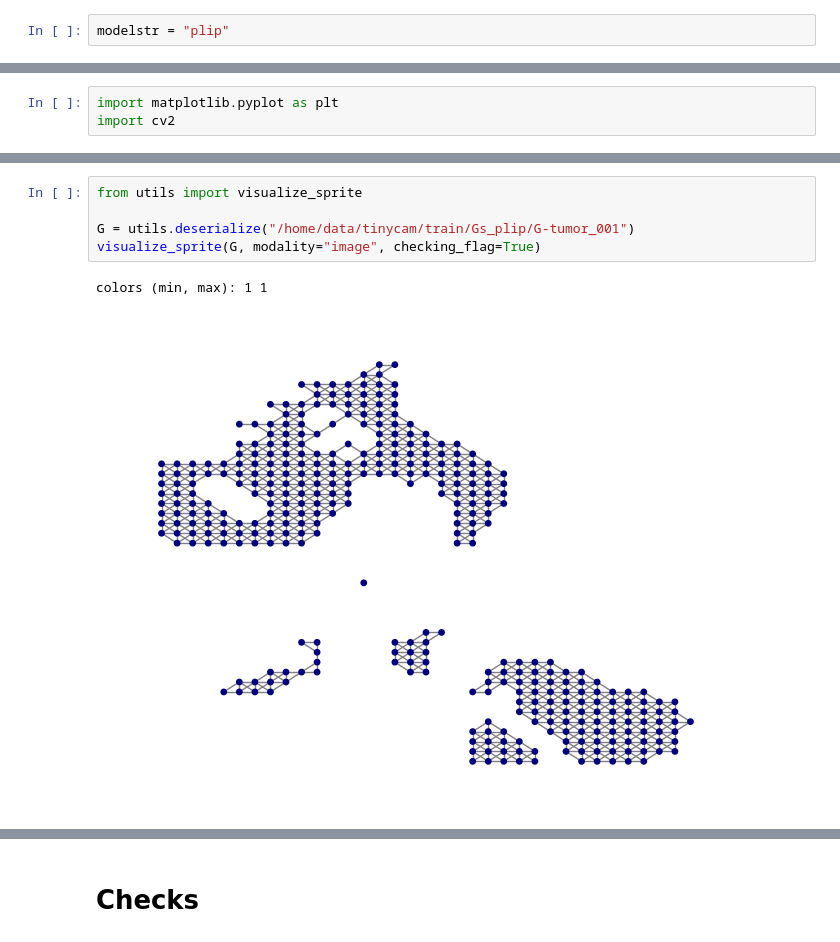
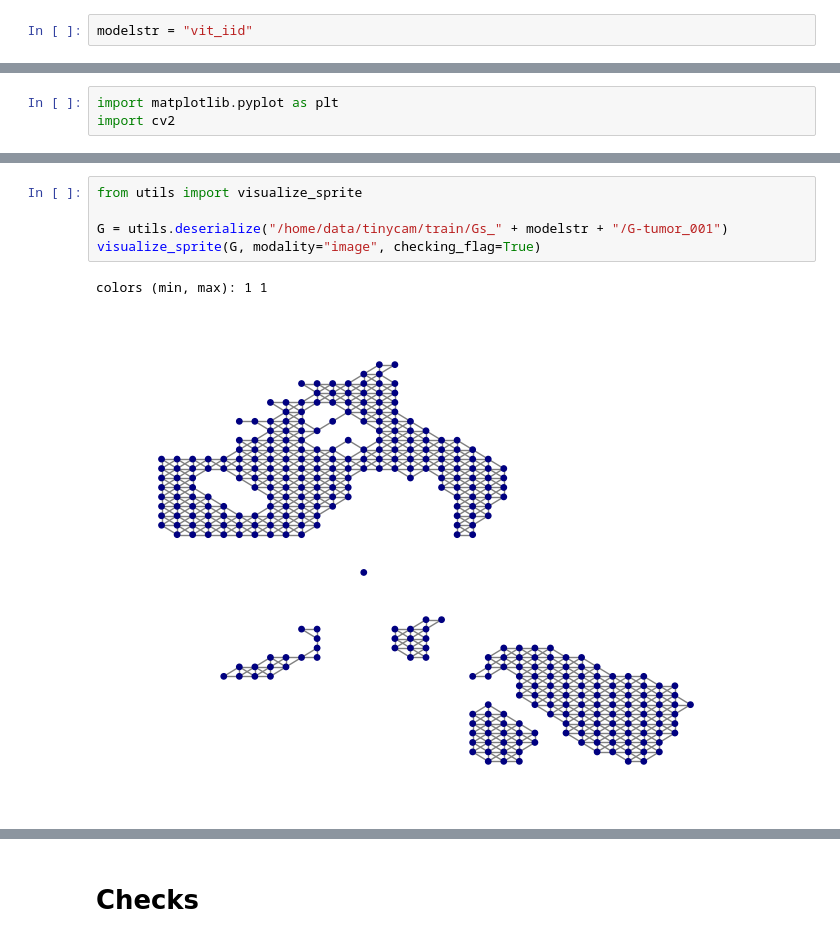
Before and after one commit to gmachiraju/K2, a Jupyter notebook: src/Histo-Step1-Embed.ipynb, the cells around one changed output, grey strips where cells are left out. Cells and saved outputs as stored; diff of their text form.

```diff
--- a/src/Histo-Step1-Embed.ipynb
+++ b/src/Histo-Step1-Embed.ipynb
@@ -63,7 +63,7 @@ import utils
 import networkx as nx
 import numpy as np
 # %%
-modelstr = "plip"
+modelstr = "vit_iid"
 # %%
 # compare crop coords:
 # cc_clip = utils.deserialize("/home/lofi/lofi/src/outputs_clip/test_clip_crop_coords.obj")
@@ -222,9 +225,9 @@ should match: 75 98
 # %%
 from utils import visualize_sprite
 
-G = utils.deserialize("/home/data/tinycam/train/Gs_plip/G-tumor_001")
+G = utils.deserialize("/home/data/tinycam/train/Gs_" + modelstr + "/G-tumor_001")
 visualize_sprite(G, modality="image", checking_flag=True)
 # %% [output]
 colors (min, max): 1 1
-[figure, old version]
+[figure, new version]
 # %%
```
Also changed, not shown: parts of 21 cells of this notebook, 6 other files.
